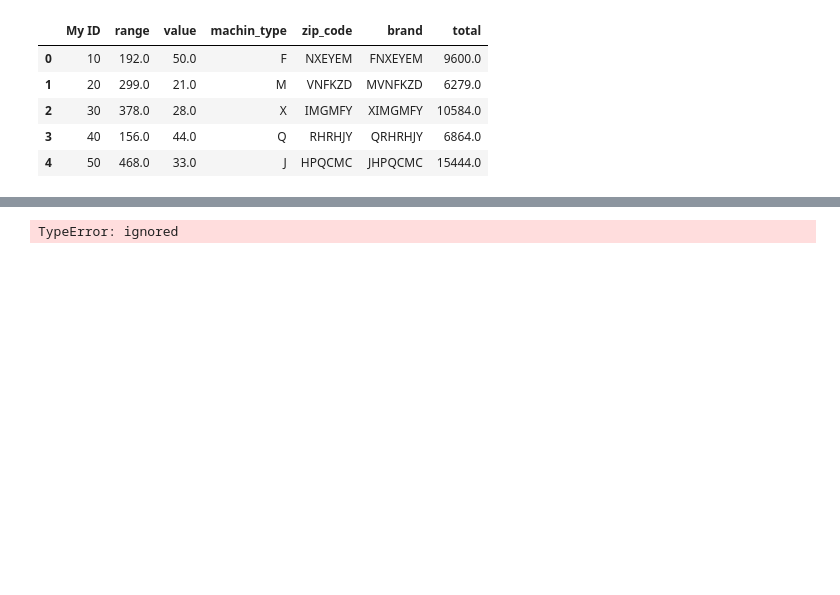
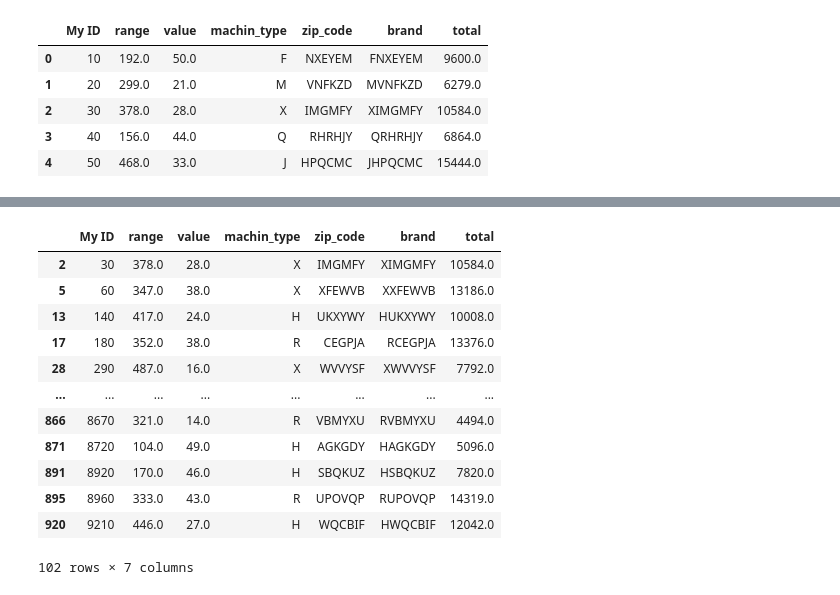
Before and after one commit to Ravkeerat02/comp3122_labs, a Jupyter notebook: Assignment3.ipynb, the cells around one changed output, grey strips where cells are left out. Drawn from its saved outputs; the diff is of its cells as text; code cells hidden in the pictures; blank space fills up the shorter version.

```diff
--- a/Assignment3.ipynb
+++ b/Assignment3.ipynb
@@ -281,7 +326,20 @@ AttributeError: ignored
-# %%
-DF[DF['machine_type'].isin(['H','R','X'])]
-# %% [output]
-TypeError: ignored
+# %%
+#Only showing rows with H , R ,X in them
+DF[DF['machin_type'].isin(['H','R','X'])]
+# %% [output]
+|  | My ID | range | value | machin_type | zip_code | brand | total |
+| 2 | 30 | 378.0 | 28.0 | X | IMGMFY | XIMGMFY | 10584.0 |
+| 5 | 60 | 347.0 | 38.0 | X | XFEWVB | XXFEWVB | 13186.0 |
+| 13 | 140 | 417.0 | 24.0 | H | UKXYWY | HUKXYWY | 10008.0 |
+| 17 | 180 | 352.0 | 38.0 | R | CEGPJA | RCEGPJA | 13376.0 |
+| 28 | 290 | 487.0 | 16.0 | X | WVVYSF | XWVVYSF | 7792.0 |
+| ... | ... | ... | ... | ... | ... | ... | ... |
+| 866 | 8670 | 321.0 | 14.0 | R | VBMYXU | RVBMYXU | 4494.0 |
+| 871 | 8720 | 104.0 | 49.0 | H | AGKGDY | HAGKGDY | 5096.0 |
+| 891 | 8920 | 170.0 | 46.0 | H | SBQKUZ | HSBQKUZ | 7820.0 |
+| 895 | 8960 | 333.0 | 43.0 | R | UPOVQP | RUPOVQP | 14319.0 |
+| 920 | 9210 | 446.0 | 27.0 | H | WQCBIF | HWQCBIF | 12042.0 |
+102 rows × 7 columns
 # %%
 DF.dtypes
 # %% [output]
```
Also changed, not shown: parts of 17 cells of this notebook.
